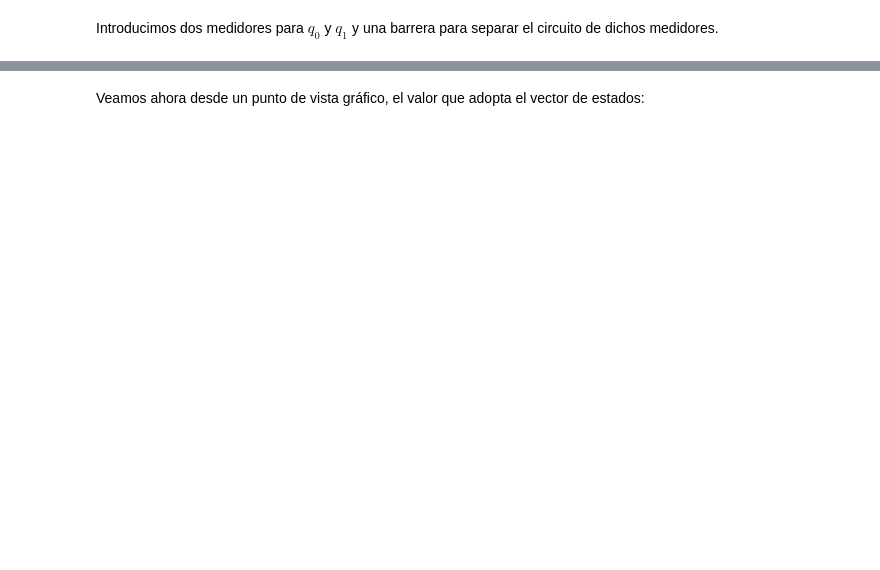
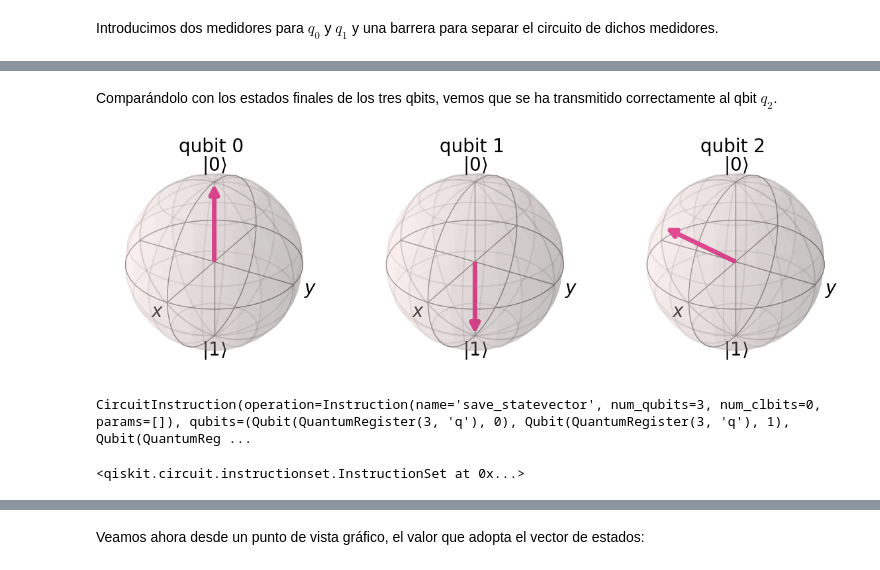
Before and after one commit to BlancaCC/ProcesamientoDeDatosAGranEscala, a Jupyter notebook: Practica opcional/Codigo.ipynb, the cells around one changed output, grey strips where cells are left out. Drawn from its saved outputs; the diff is of its cells as text; code cells hidden in the pictures; blank space fills up the shorter version.

```diff
--- a/Practica opcional/Codigo.ipynb
+++ b/Practica opcional/Codigo.ipynb
@@ -25,0 +52,5 @@ circuit.h(qreg_q[0])
+# %%
+circuit.h(qreg_q[1])
+circuit.cx(qreg_q[1], qreg_q[2])
+
+circuit.draw()
@@ -104,0 +198,23 @@ c_1: ═══════════════════
+# %% [markdown]
+Comparándolo con los estados finales de los tres qbits, vemos que se ha transmitido correctamente al qbit $q_2$.
+# %%
+
+circuit.save_statevector()
+out_vector = backend_sim.run(circuit).result().get_statevector()
+plot_bloch_multivector(out_vector)
+# %% [output]
+[figure, added]
+# %%
+circuit.data.pop(13) #borramos el vector de estados almacenado en nuestro circuito
+# %% [output]
+CircuitInstruction(operation=Instruction(name='save_statevector', num_qubits=3, num_clbits=0, params=[]), qubits=(Qubit(QuantumRegister(3, 'q'), 0), Qubit(QuantumRegister(3, 'q'), 1), Qubit(QuantumReg ...
+# %%
+circuit.barrier(qreg_q[0], qreg_q[1],qreg_q[2])
+inverse_init = init_gate.gates_to_uncompute()
+circuit.append(inverse_init, [2])
+
+cr_result = ClassicalRegister(1)
+circuit.add_register(cr_result)
+circuit.measure(2,2)
+# %% [output]
+<qiskit.circuit.instructionset.InstructionSet at 0x...>
```
Also changed, not shown: parts of 33 cells of this notebook.
